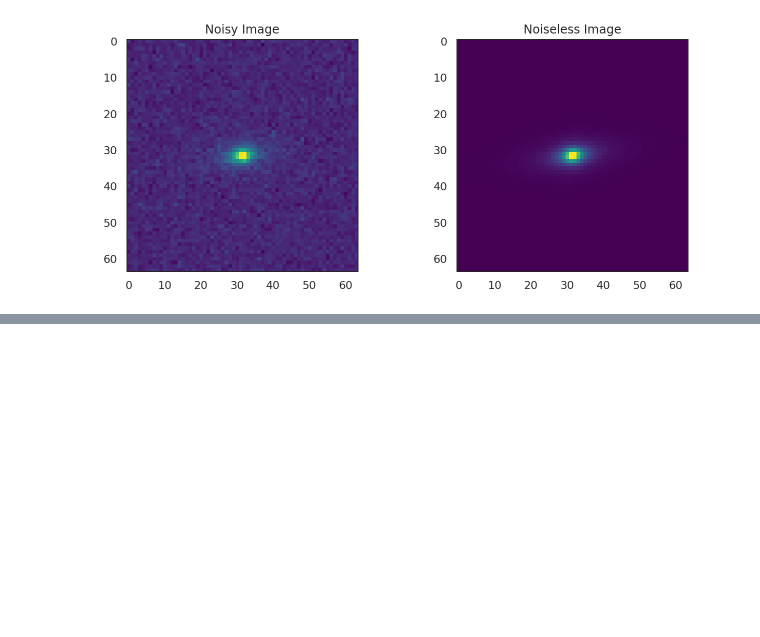
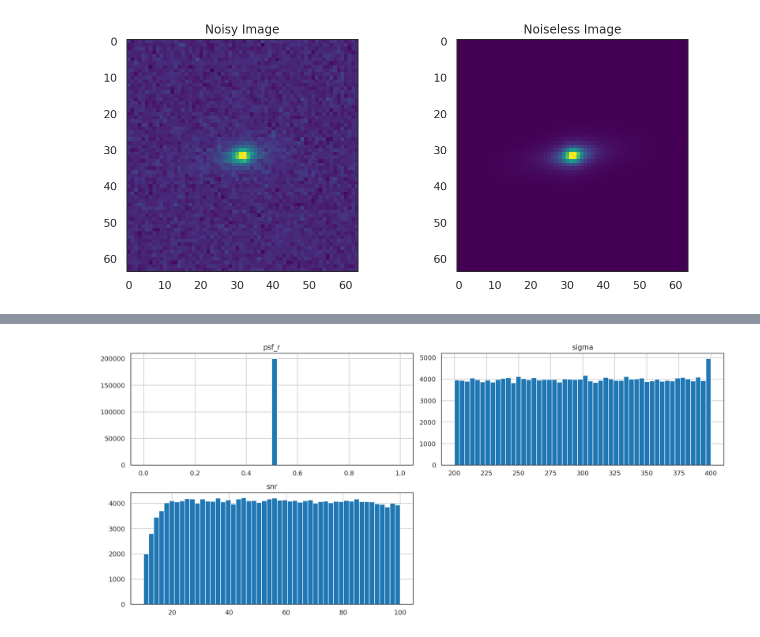
Before and after one commit to dvukolov/cs109b-project, a Jupyter notebook: data/datasets.ipynb, the cells around one changed output, grey strips where cells are left out. Cells and saved outputs as stored; diff of their text form; code cells hidden in the pictures; blank space fills up the shorter version.

```diff
--- a/data/datasets.ipynb
+++ b/data/datasets.ipynb
@@ -65,0 +98,6 @@ ax[1].set_title("Noiseless Image");
+# %%
+params = pd.DataFrame({"snr": snr, "sigma": sigma, "psf_r": psf_r})
+params.hist(bins=50, figsize=(15, 6.7))
+plt.tight_layout();
+# %% [output]
+[figure, added]
```
Also changed, not shown: parts of 5 cells of this notebook.
